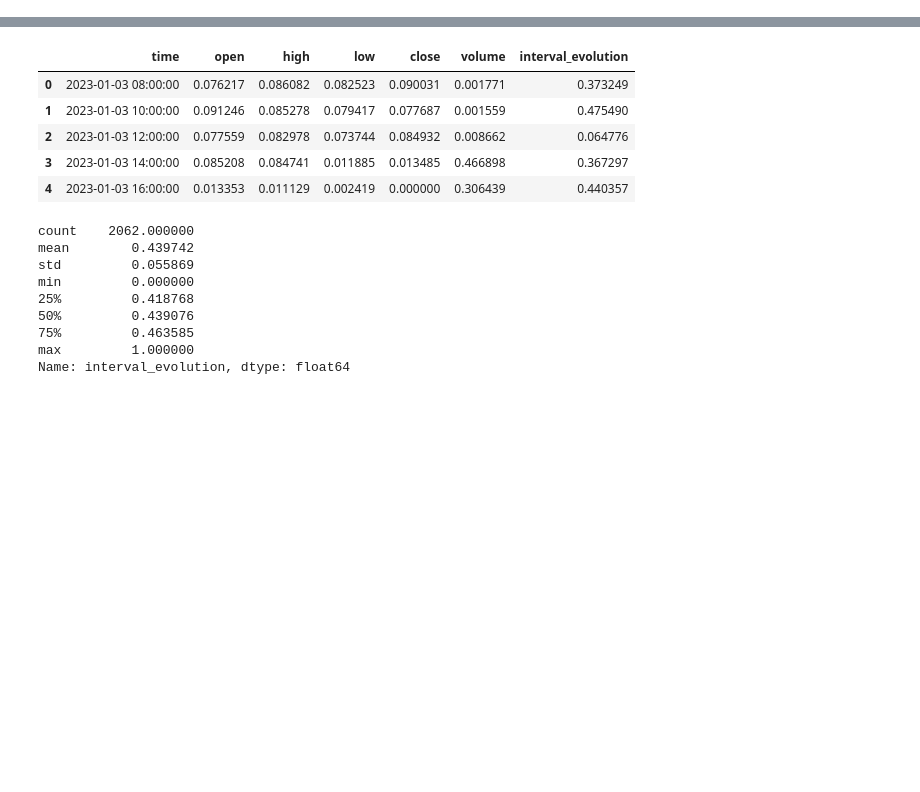
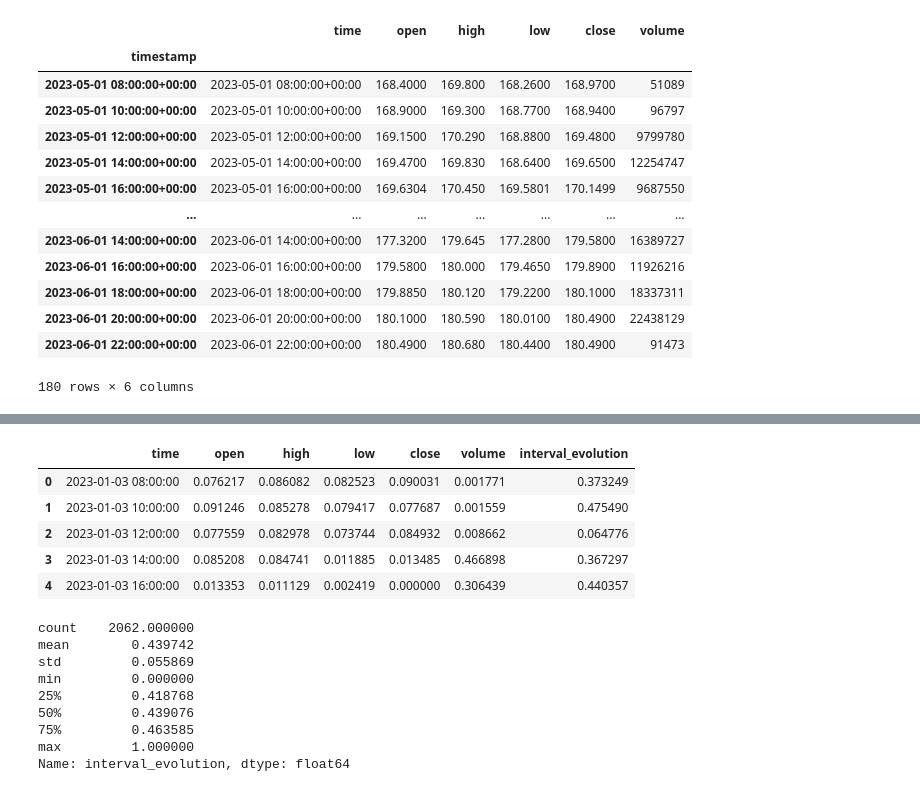
Before and after one commit to eliottvalette/Trading-LSTM, a Jupyter notebook: first-glance.ipynb, the cells around one changed output, grey strips where cells are left out. Drawn from its saved outputs; the diff is of its cells as text; code cells hidden in the pictures; blank space fills up the shorter version.

```diff
--- a/first-glance.ipynb
+++ b/first-glance.ipynb
@@ -61,3 +61,21 @@ def get_historical_data(symbol, timeframe, start_date, end_date, limit=10000):
     except Exception as e:
         print(f"Error while fetching historical data: {e}")
         return None
+# %%
+df = get_historical_data(symbol = 'AAPL', timeframe = timeframe, start_date ='2023-05-01', end_date='2023-06-01')
+df
+# %% [output]
+|  | time | open | high | low | close | volume |
+| timestamp |  |  |  |  |  |  |
+| 2023-05-01 08:00:00+00:00 | 2023-05-01 08:00:00+00:00 | 168.4000 | 169.800 | 168.2600 | 168.9700 | 51089 |
+| 2023-05-01 10:00:00+00:00 | 2023-05-01 10:00:00+00:00 | 168.9000 | 169.300 | 168.7700 | 168.9400 | 96797 |
+| 2023-05-01 12:00:00+00:00 | 2023-05-01 12:00:00+00:00 | 169.1500 | 170.290 | 168.8800 | 169.4800 | 9799780 |
+| 2023-05-01 14:00:00+00:00 | 2023-05-01 14:00:00+00:00 | 169.4700 | 169.830 | 168.6400 | 169.6500 | 12254747 |
+| 2023-05-01 16:00:00+00:00 | 2023-05-01 16:00:00+00:00 | 169.6304 | 170.450 | 169.5801 | 170.1499 | 9687550 |
+| ... | ... | ... | ... | ... | ... | ... |
+| 2023-06-01 14:00:00+00:00 | 2023-06-01 14:00:00+00:00 | 177.3200 | 179.645 | 177.2800 | 179.5800 | 16389727 |
+| 2023-06-01 16:00:00+00:00 | 2023-06-01 16:00:00+00:00 | 179.5800 | 180.000 | 179.4650 | 179.8900 | 11926216 |
+| 2023-06-01 18:00:00+00:00 | 2023-06-01 18:00:00+00:00 | 179.8850 | 180.120 | 179.2200 | 180.1000 | 18337311 |
+| 2023-06-01 20:00:00+00:00 | 2023-06-01 20:00:00+00:00 | 180.1000 | 180.590 | 180.0100 | 180.4900 | 22438129 |
+| 2023-06-01 22:00:00+00:00 | 2023-06-01 22:00:00+00:00 | 180.4900 | 180.680 | 180.4400 | 180.4900 | 91473 |
+180 rows × 6 columns
```
Also changed, not shown: parts of 2 cells of this notebook, 20 other files.
